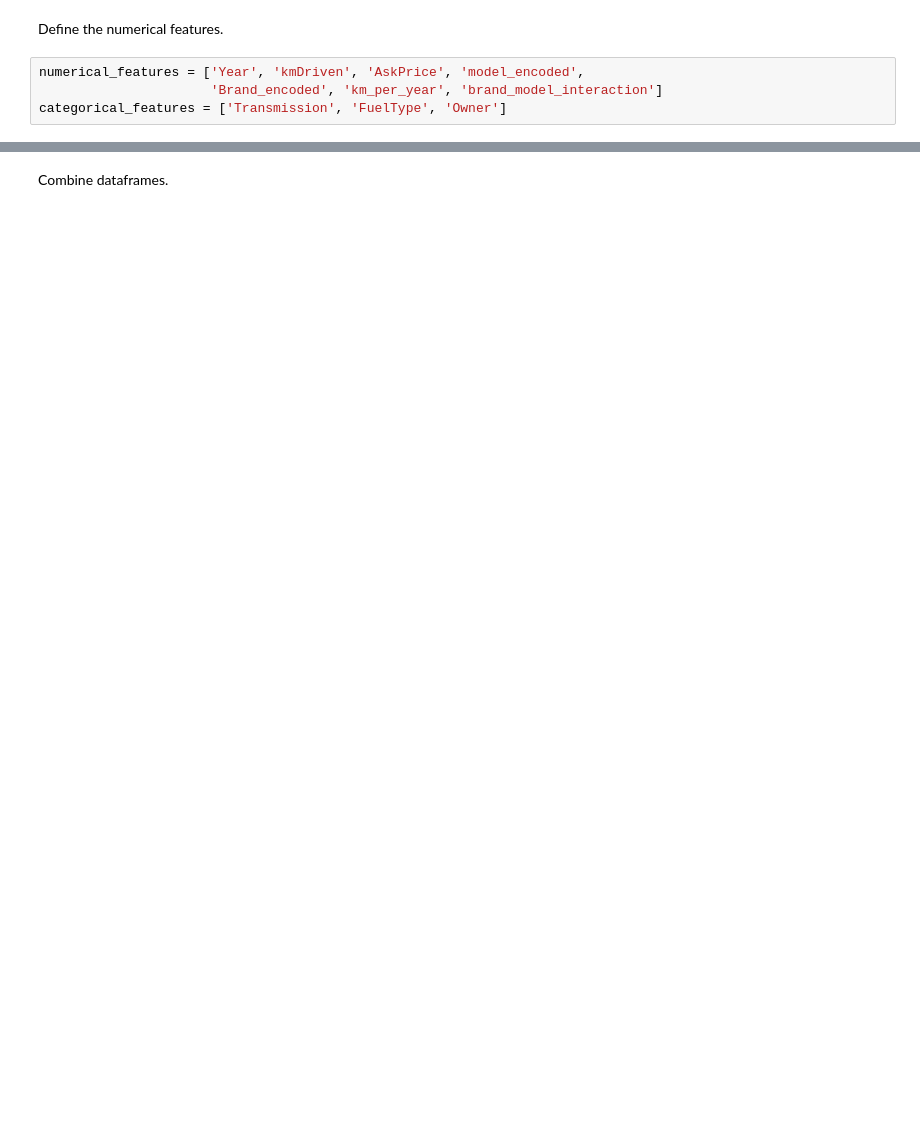
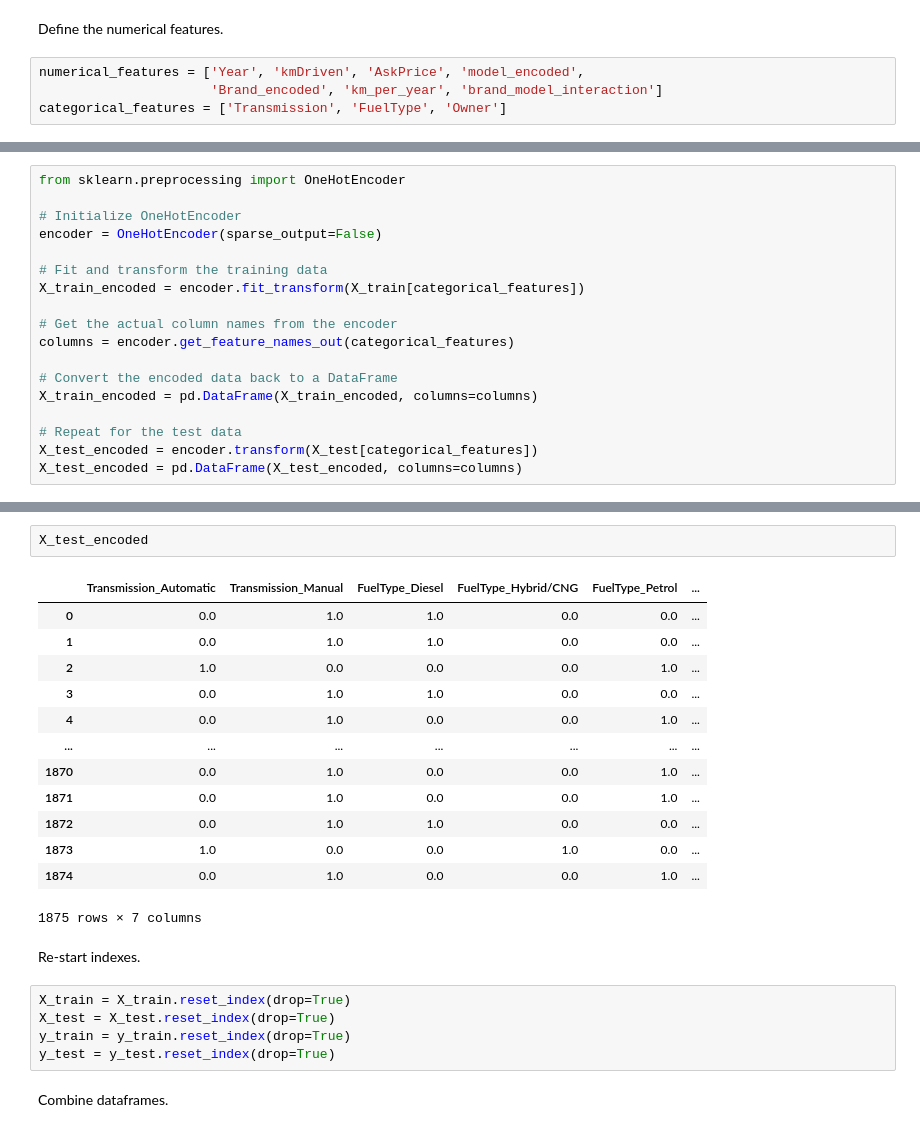
Before and after one commit to johnpospisil/used-car-values-in-india, a Jupyter notebook: used-car-values-in-india.ipynb, the cells around one changed output, grey strips where cells are left out. Cells and saved outputs as stored; diff of their text form; blank space fills up the shorter version.

```diff
--- a/used-car-values-in-india.ipynb
+++ b/used-car-values-in-india.ipynb
@@ -757,0 +646,18 @@ df_encoded = df_encoded.reindex(df.index)
+# %%
+from sklearn.preprocessing import OneHotEncoder
+
+# Initialize OneHotEncoder
+encoder = OneHotEncoder(sparse_output=False)
+
+# Fit and transform the training data
+X_train_encoded = encoder.fit_transform(X_train[categorical_features])
+
+# Get the actual column names from the encoder
+columns = encoder.get_feature_names_out(categorical_features)
+
+# Convert the encoded data back to a DataFrame
+X_train_encoded = pd.DataFrame(X_train_encoded, columns=columns)
+
+# Repeat for the test data
+X_test_encoded = encoder.transform(X_test[categorical_features])
+X_test_encoded = pd.DataFrame(X_test_encoded, columns=columns)
@@ -758,2 +680,25 @@ df_encoded = df_encoded.reindex(df.index)
+# %%
+X_test_encoded
+# %% [output]
+|  | Transmission_Automatic | Transmission_Manual | FuelType_Diesel | FuelType_Hybrid/CNG | FuelType_Petrol | ... |
+| 0 | 0.0 | 1.0 | 1.0 | 0.0 | 0.0 | ... |
+| 1 | 0.0 | 1.0 | 1.0 | 0.0 | 0.0 | ... |
+| 2 | 1.0 | 0.0 | 0.0 | 0.0 | 1.0 | ... |
+| 3 | 0.0 | 1.0 | 1.0 | 0.0 | 0.0 | ... |
+| 4 | 0.0 | 1.0 | 0.0 | 0.0 | 1.0 | ... |
+| ... | ... | ... | ... | ... | ... | ... |
+| 1870 | 0.0 | 1.0 | 0.0 | 0.0 | 1.0 | ... |
+| 1871 | 0.0 | 1.0 | 0.0 | 0.0 | 1.0 | ... |
+| 1872 | 0.0 | 1.0 | 1.0 | 0.0 | 0.0 | ... |
+| 1873 | 1.0 | 0.0 | 0.0 | 1.0 | 0.0 | ... |
+| 1874 | 0.0 | 1.0 | 0.0 | 0.0 | 1.0 | ... |
+1875 rows × 7 columns
+# %% [markdown]
+Re-start indexes.
+# %%
+X_train = X_train.reset_index(drop=True)
+X_test = X_test.reset_index(drop=True)
+y_train = y_train.reset_index(drop=True)
+y_test = y_test.reset_index(drop=True)
 # %% [markdown]
 Combine dataframes.
```
Also changed, not shown: parts of 72 cells of this notebook.
